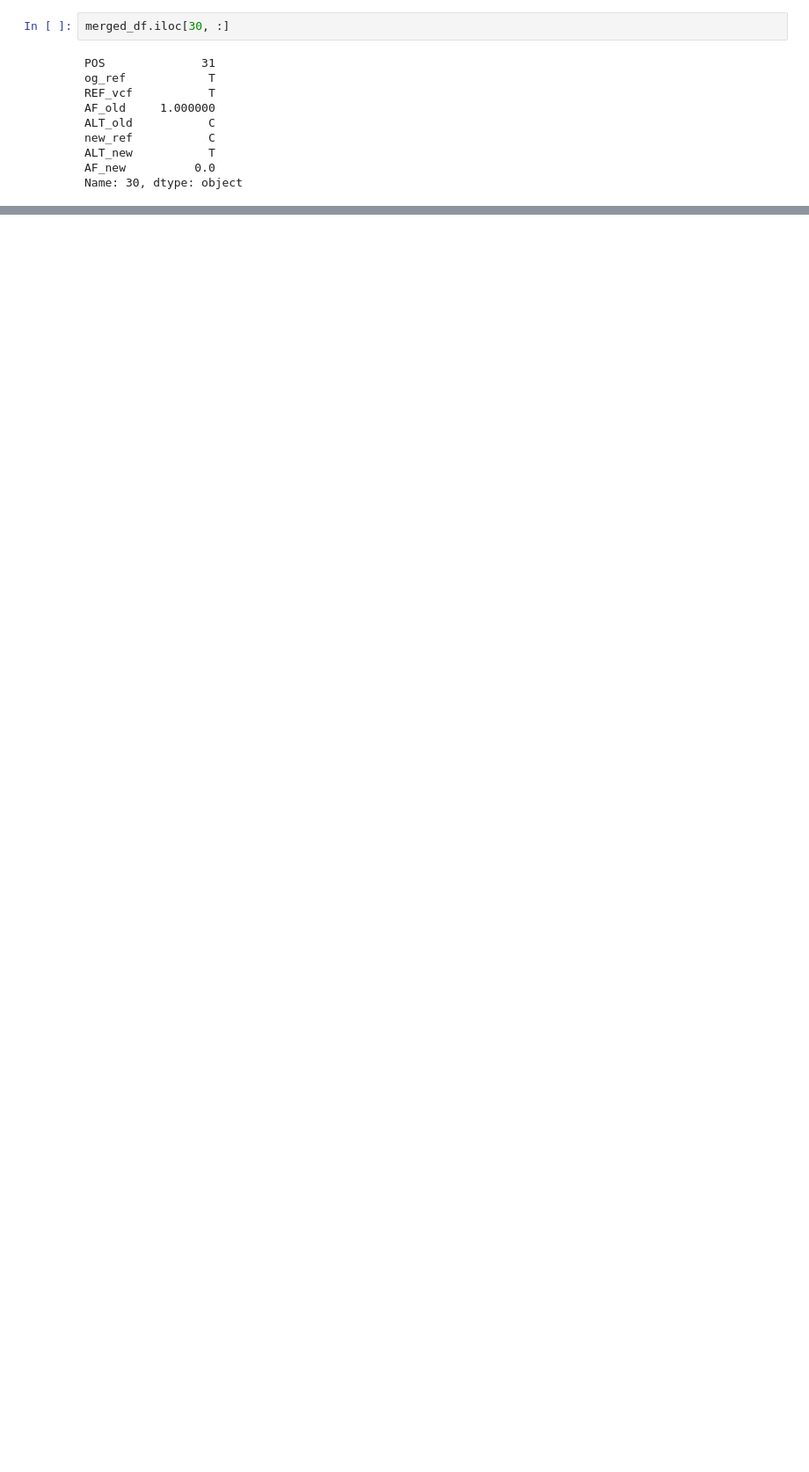
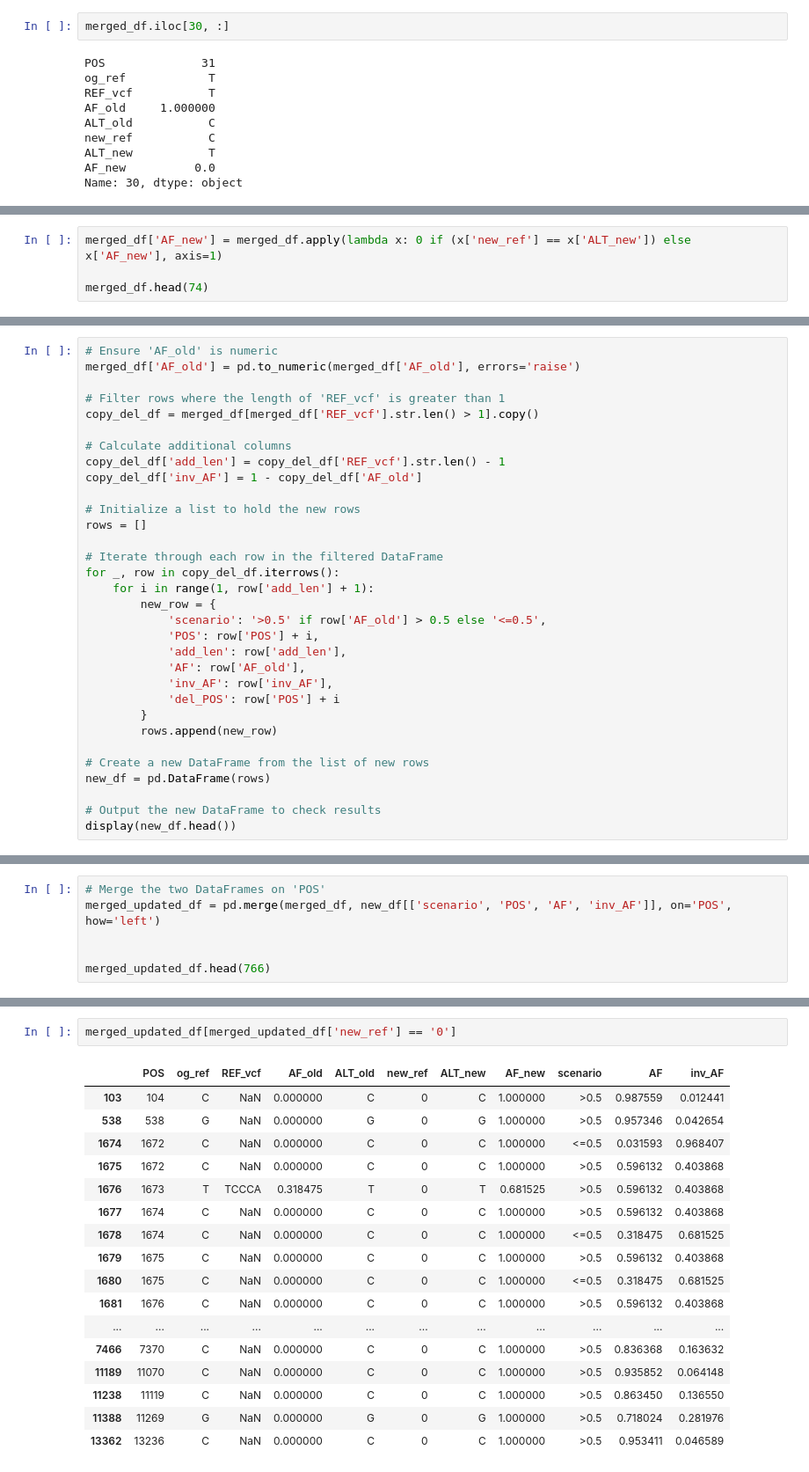
Before and after one commit to chowfi/Human-rDNA, a Jupyter notebook: notebooks/vcf_Reframe.ipynb, the cells around one changed output, grey strips where cells are left out. Shown: that part at 88% size. Cells and saved outputs as stored; diff of their text form; blank space fills up the shorter version.

```diff
--- a/notebooks/vcf_Reframe.ipynb
+++ b/notebooks/vcf_Reframe.ipynb
@@ -513,0 +550,4 @@ Name: 30, dtype: object
+# %%
+merged_df['AF_new'] = merged_df.apply(lambda x: 0 if (x['new_ref'] == x['ALT_new']) else x['AF_new'], axis=1)
+
+merged_df.head(74)
@@ -513,0 +568,32 @@ Name: 30, dtype: object
+# %%
+# Ensure 'AF_old' is numeric
+merged_df['AF_old'] = pd.to_numeric(merged_df['AF_old'], errors='raise')
+
+# Filter rows where the length of 'REF_vcf' is greater than 1
+copy_del_df = merged_df[merged_df['REF_vcf'].str.len() > 1].copy()
+
+# Calculate additional columns
+copy_del_df['add_len'] = copy_del_df['REF_vcf'].str.len() - 1
+copy_del_df['inv_AF'] = 1 - copy_del_df['AF_old']
+
+# Initialize a list to hold the new rows
+rows = []
+
+# Iterate through each row in the filtered DataFrame
+for _, row in copy_del_df.iterrows():
+    for i in range(1, row['add_len'] + 1):
+        new_row = {
+            'scenario': '>0.5' if row['AF_old'] > 0.5 else '<=0.5',
+            'POS': row['POS'] + i,
+            'add_len': row['add_len'],
+            'AF': row['AF_old'],
+            'inv_AF': row['inv_AF'],
+            'del_POS': row['POS'] + i
+        }
+        rows.append(new_row)
+
+# Create a new DataFrame from the list of new rows
+new_df = pd.DataFrame(rows)
+
+# Output the new DataFrame to check results
+display(new_df.head())
@@ -513,0 +607,6 @@ Name: 30, dtype: object
+# %%
+# Merge the two DataFrames on 'POS'
+merged_updated_df = pd.merge(merged_df, new_df[['scenario', 'POS', 'AF', 'inv_AF']], on='POS', how='left')
+
+
+merged_updated_df.head(766)
@@ -513,0 +629,20 @@ Name: 30, dtype: object
+# %%
+merged_updated_df[merged_updated_df['new_ref'] == '0']
+# %% [output]
+|  | POS | og_ref | REF_vcf | AF_old | ALT_old | new_ref | ALT_new | AF_new | scenario | AF | inv_AF |
+| 103 | 104 | C | NaN | 0.000000 | C | 0 | C | 1.000000 | >0.5 | 0.987559 | 0.012441 |
+| 538 | 538 | G | NaN | 0.000000 | G | 0 | G | 1.000000 | >0.5 | 0.957346 | 0.042654 |
+| 1674 | 1672 | C | NaN | 0.000000 | C | 0 | C | 1.000000 | <=0.5 | 0.031593 | 0.968407 |
+| 1675 | 1672 | C | NaN | 0.000000 | C | 0 | C | 1.000000 | >0.5 | 0.596132 | 0.403868 |
+| 1676 | 1673 | T | TCCCA | 0.318475 | T | 0 | T | 0.681525 | >0.5 | 0.596132 | 0.403868 |
+| 1677 | 1674 | C | NaN | 0.000000 | C | 0 | C | 1.000000 | >0.5 | 0.596132 | 0.403868 |
+| 1678 | 1674 | C | NaN | 0.000000 | C | 0 | C | 1.000000 | <=0.5 | 0.318475 | 0.681525 |
+| 1679 | 1675 | C | NaN | 0.000000 | C | 0 | C | 1.000000 | >0.5 | 0.596132 | 0.403868 |
+| 1680 | 1675 | C | NaN | 0.000000 | C | 0 | C | 1.000000 | <=0.5 | 0.318475 | 0.681525 |
+| 1681 | 1676 | C | NaN | 0.000000 | C | 0 | C | 1.000000 | >0.5 | 0.596132 | 0.403868 |
+| ... | ... | ... | ... | ... | ... | ... | ... | ... | ... | ... | ... |
+| 7466 | 7370 | C | NaN | 0.000000 | C | 0 | C | 1.000000 | >0.5 | 0.836368 | 0.163632 |
+| 11189 | 11070 | C | NaN | 0.000000 | C | 0 | C | 1.000000 | >0.5 | 0.935852 | 0.064148 |
+| 11238 | 11119 | C | NaN | 0.000000 | C | 0 | C | 1.000000 | >0.5 | 0.863450 | 0.136550 |
+| 11388 | 11269 | G | NaN | 0.000000 | G | 0 | G | 1.000000 | >0.5 | 0.718024 | 0.281976 |
+| 13362 | 13236 | C | NaN | 0.000000 | C | 0 | C | 1.000000 | >0.5 | 0.953411 | 0.046589 |
```
Also changed, not shown: parts of 28 cells of this notebook.
